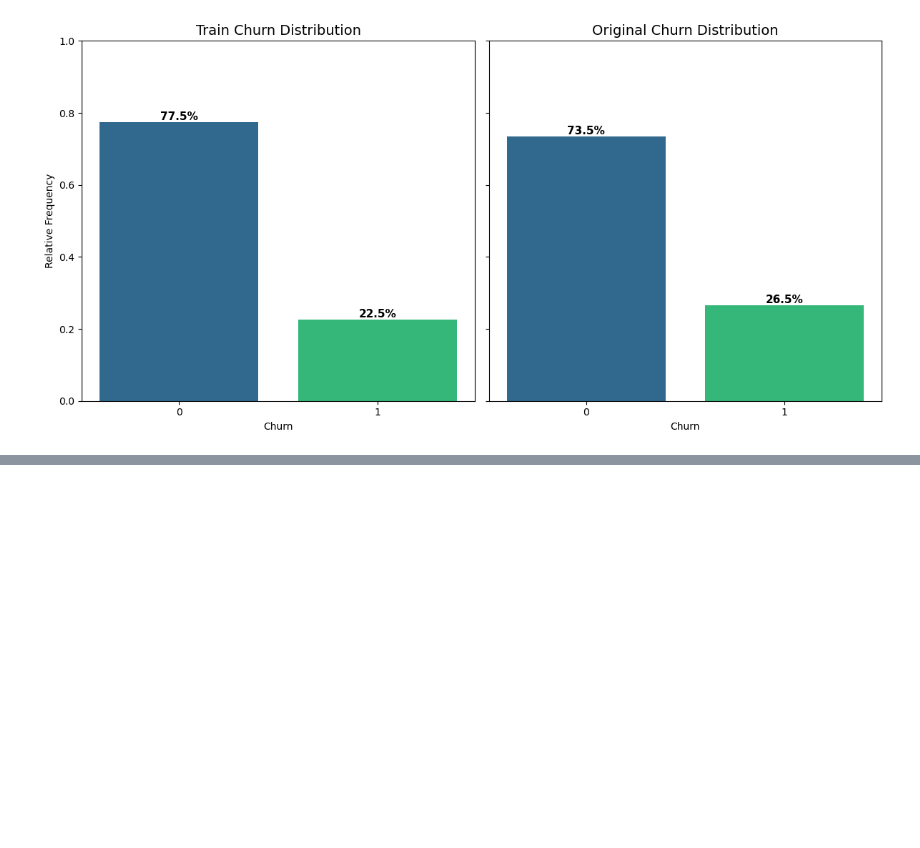
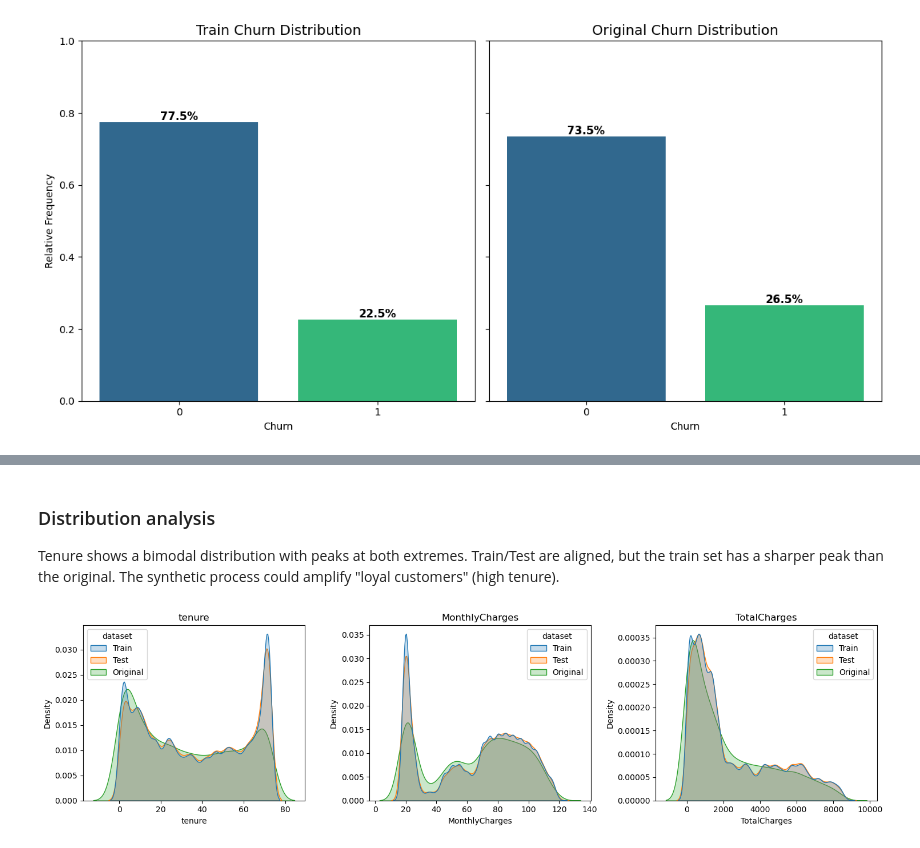
Before and after one commit to jmanuelascacibar/ps6_03_predicting_customer_churn, a Jupyter notebook: eda.ipynb, the cells around one changed output, grey strips where cells are left out. Drawn from its saved outputs; the diff is of its cells as text; code cells hidden in the pictures; blank space fills up the shorter version.

```diff
--- a/eda.ipynb
+++ b/eda.ipynb
@@ -107,0 +127,30 @@ plt.show()
+# %% [markdown]
+### Distribution analysis
+
+Tenure shows a bimodal distribution with peaks at both extremes. Train/Test are aligned, but the train set has a sharper peak than the original. The synthetic process could amplify "loyal customers" (high tenure).
+# %%
+df_all = pd.concat([
+    train[NUMS].assign(dataset='Train'),
+    test[NUMS].assign(dataset='Test'),
+    original[NUMS].assign(dataset='Original')
+])
+
+n_cols = 3
+n_rows = (len(NUMS) + n_cols - 1) // n_cols
+
+fig, axes = plt.subplots(n_rows, n_cols, figsize=(15, 4 * n_rows))
+axes = axes.flatten()
+
+for i, col in enumerate(NUMS):
+    sns.kdeplot(data=df_all, x=col, hue='dataset', ax=axes[i],
+                fill=True, common_norm=False, warn_singular=False)
+    axes[i].set_title(col)
+
+for i in range(len(NUMS), len(axes)):
+    axes[i].axis('off')
+
+plt.tight_layout()
+plt.show()
+del df_all
+# %% [output]
+[figure, added]
```
Also changed, not shown: parts of 12 cells of this notebook.
